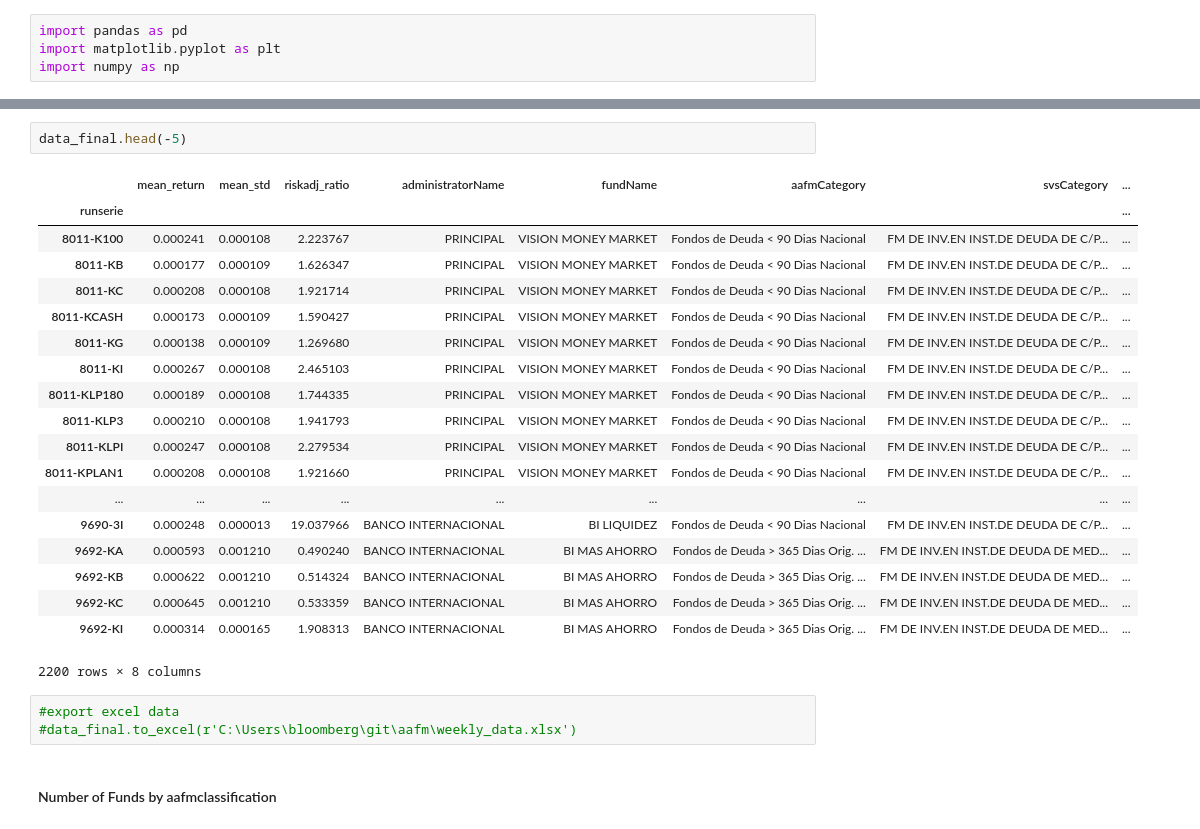
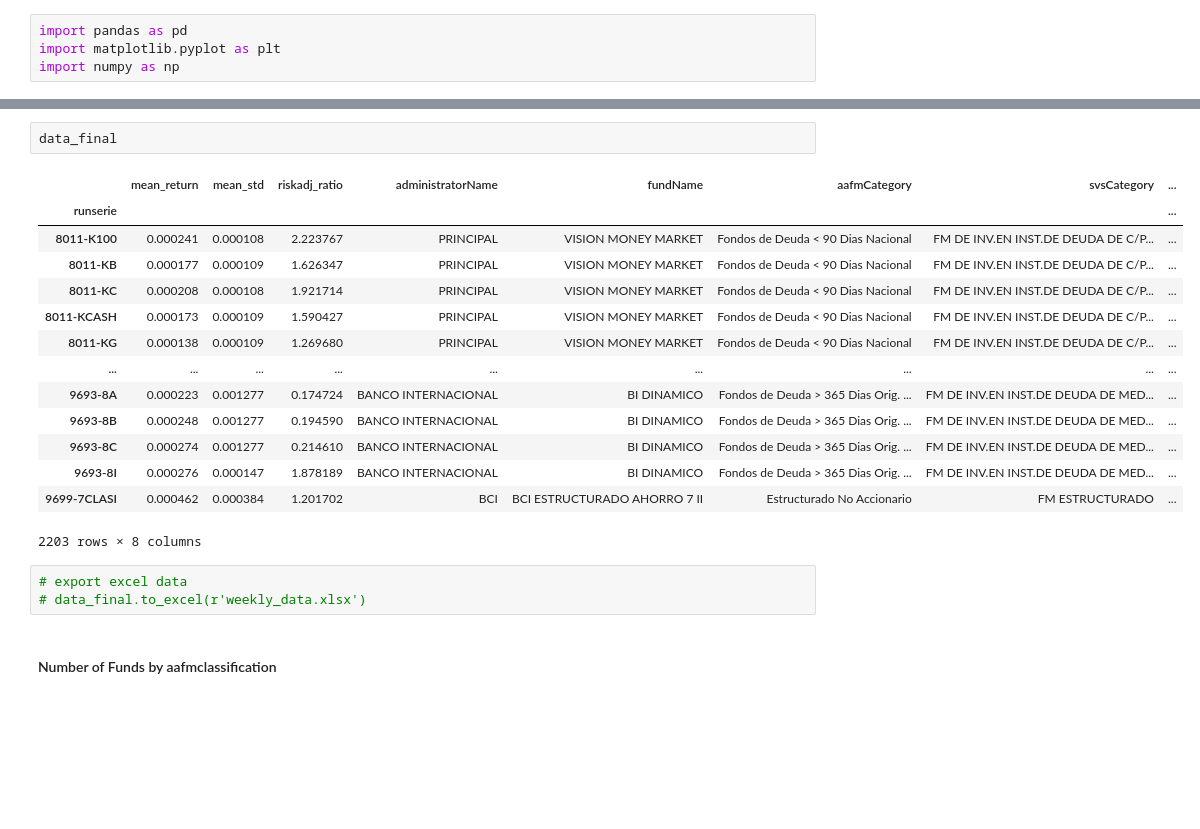
Before and after one commit to chris-santiago/aafm, a Jupyter notebook: notebooks/knn_weekly.ipynb, the cells around one changed output, grey strips where cells are left out. Cells and saved outputs as stored; diff of their text form; blank space fills up the shorter version.

Commit message:
Cleanup knn_weekly.ipynb

```diff
--- a/notebooks/knn_weekly.ipynb
+++ b/notebooks/knn_weekly.ipynb
@@ -71,28 +72,23 @@ data_final=data_ratio.join(data_info)
 # %%
-data_final.head(-5)
+data_final
 # %% [output]
 |  | mean_return | mean_std | riskadj_ratio | administratorName | fundName | aafmCategory | svsCategory | ... |
 | runserie |  |  |  |  |  |  |  | ... |
 | 8011-K100 | 0.000241 | 0.000108 | 2.223767 | PRINCIPAL | VISION MONEY MARKET | Fondos de Deuda < 90 Dias Nacional | FM DE INV.EN INST.DE DEUDA DE C/P... | ... |
 | 8011-KB | 0.000177 | 0.000109 | 1.626347 | PRINCIPAL | VISION MONEY MARKET | Fondos de Deuda < 90 Dias Nacional | FM DE INV.EN INST.DE DEUDA DE C/P... | ... |
 | 8011-KC | 0.000208 | 0.000108 | 1.921714 | PRINCIPAL | VISION MONEY MARKET | Fondos de Deuda < 90 Dias Nacional | FM DE INV.EN INST.DE DEUDA DE C/P... | ... |
 | 8011-KCASH | 0.000173 | 0.000109 | 1.590427 | PRINCIPAL | VISION MONEY MARKET | Fondos de Deuda < 90 Dias Nacional | FM DE INV.EN INST.DE DEUDA DE C/P... | ... |
 | 8011-KG | 0.000138 | 0.000109 | 1.269680 | PRINCIPAL | VISION MONEY MARKET | Fondos de Deuda < 90 Dias Nacional | FM DE INV.EN INST.DE DEUDA DE C/P... | ... |
-| 8011-KI | 0.000267 | 0.000108 | 2.465103 | PRINCIPAL | VISION MONEY MARKET | Fondos de Deuda < 90 Dias Nacional | FM DE INV.EN INST.DE DEUDA DE C/P... | ... |
-| 8011-KLP180 | 0.000189 | 0.000108 | 1.744335 | PRINCIPAL | VISION MONEY MARKET | Fondos de Deuda < 90 Dias Nacional | FM DE INV.EN INST.DE DEUDA DE C/P... | ... |
-| 8011-KLP3 | 0.000210 | 0.000108 | 1.941793 | PRINCIPAL | VISION MONEY MARKET | Fondos de Deuda < 90 Dias Nacional | FM DE INV.EN INST.DE DEUDA DE C/P... | ... |
-| 8011-KLPI | 0.000247 | 0.000108 | 2.279534 | PRINCIPAL | VISION MONEY MARKET | Fondos de Deuda < 90 Dias Nacional | FM DE INV.EN INST.DE DEUDA DE C/P... | ... |
-| 8011-KPLAN1 | 0.000208 | 0.000108 | 1.921660 | PRINCIPAL | VISION MONEY MARKET | Fondos de Deuda < 90 Dias Nacional | FM DE INV.EN INST.DE DEUDA DE C/P... | ... |
 | ... | ... | ... | ... | ... | ... | ... | ... | ... |
-| 9690-3I | 0.000248 | 0.000013 | 19.037966 | BANCO INTERNACIONAL | BI LIQUIDEZ | Fondos de Deuda < 90 Dias Nacional | FM DE INV.EN INST.DE DEUDA DE C/P... | ... |
-| 9692-KA | 0.000593 | 0.001210 | 0.490240 | BANCO INTERNACIONAL | BI MAS AHORRO | Fondos de Deuda > 365 Dias Orig. ... | FM DE INV.EN INST.DE DEUDA DE MED... | ... |
-| 9692-KB | 0.000622 | 0.001210 | 0.514324 | BANCO INTERNACIONAL | BI MAS AHORRO | Fondos de Deuda > 365 Dias Orig. ... | FM DE INV.EN INST.DE DEUDA DE MED... | ... |
-| 9692-KC | 0.000645 | 0.001210 | 0.533359 | BANCO INTERNACIONAL | BI MAS AHORRO | Fondos de Deuda > 365 Dias Orig. ... | FM DE INV.EN INST.DE DEUDA DE MED... | ... |
-| 9692-KI | 0.000314 | 0.000165 | 1.908313 | BANCO INTERNACIONAL | BI MAS AHORRO | Fondos de Deuda > 365 Dias Orig. ... | FM DE INV.EN INST.DE DEUDA DE MED... | ... |
+| 9693-8A | 0.000223 | 0.001277 | 0.174724 | BANCO INTERNACIONAL | BI DINAMICO | Fondos de Deuda > 365 Dias Orig. ... | FM DE INV.EN INST.DE DEUDA DE MED... | ... |
+| 9693-8B | 0.000248 | 0.001277 | 0.194590 | BANCO INTERNACIONAL | BI DINAMICO | Fondos de Deuda > 365 Dias Orig. ... | FM DE INV.EN INST.DE DEUDA DE MED... | ... |
+| 9693-8C | 0.000274 | 0.001277 | 0.214610 | BANCO INTERNACIONAL | BI DINAMICO | Fondos de Deuda > 365 Dias Orig. ... | FM DE INV.EN INST.DE DEUDA DE MED... | ... |
+| 9693-8I | 0.000276 | 0.000147 | 1.878189 | BANCO INTERNACIONAL | BI DINAMICO | Fondos de Deuda > 365 Dias Orig. ... | FM DE INV.EN INST.DE DEUDA DE MED... | ... |
+| 9699-7CLASI | 0.000462 | 0.000384 | 1.201702 | BCI | BCI ESTRUCTURADO AHORRO 7 II | Estructurado No Accionario | FM ESTRUCTURADO | ... |
-2200 rows × 8 columns
+2203 rows × 8 columns
 # %%
-#export excel data
-#data_final.to_excel(r'C:\Users\bloomberg\git\aafm\weekly_data.xlsx')
+# export excel data
+# data_final.to_excel(r'weekly_data.xlsx')
 # %% [markdown]
 #### Number of Funds by aafmclassification
 # %%
```
Also changed, not shown: parts of 13 cells of this notebook.
